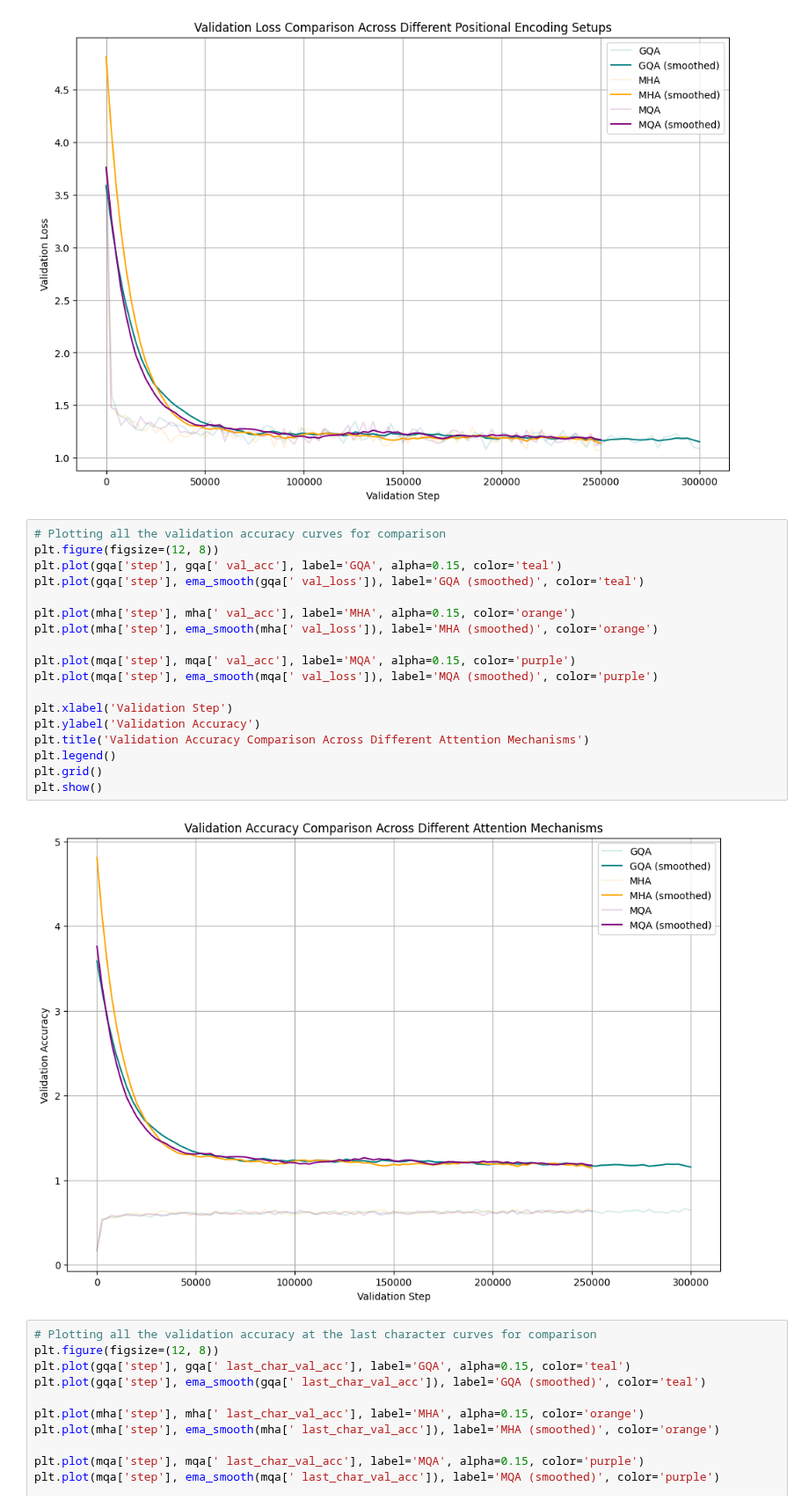
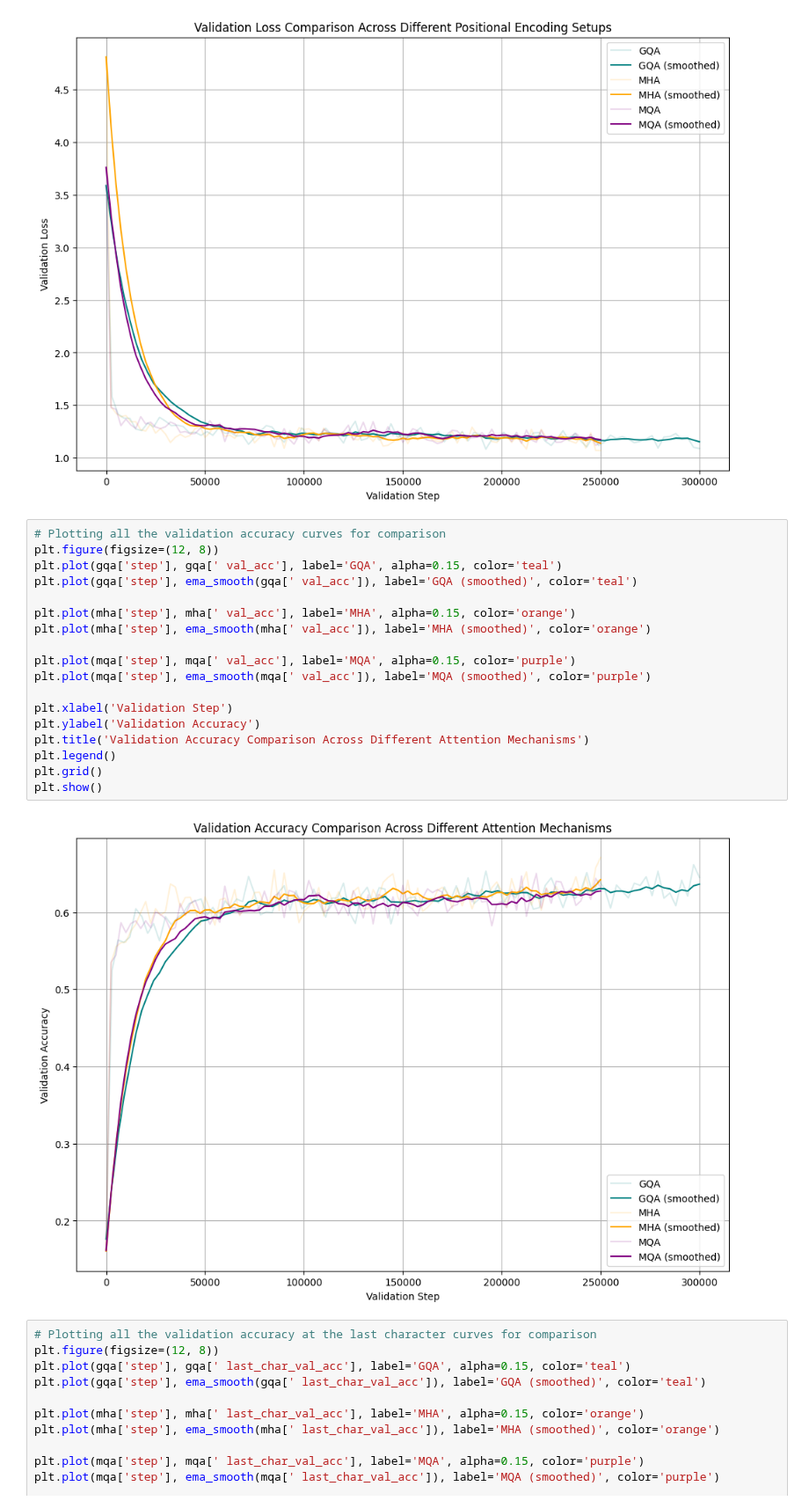
Before and after one commit to robbiechia/character_LLM, a Jupyter notebook: ablations/4.attention_mechanism/results_comparison.ipynb, the cells around one changed output. Shown at 88% size. Saved outputs shown, nothing was run; the diff lists cells and outputs as text.

```diff
--- a/ablations/4.attention_mechanism/results_comparison.ipynb
+++ b/ablations/4.attention_mechanism/results_comparison.ipynb
@@ -39,23 +39,23 @@ plt.show()
 # %%
 # Plotting all the validation accuracy curves for comparison
 plt.figure(figsize=(12, 8))
 plt.plot(gqa['step'], gqa[' val_acc'], label='GQA', alpha=0.15, color='teal')
-plt.plot(gqa['step'], ema_smooth(gqa[' val_loss']), label='GQA (smoothed)', color='teal')
+plt.plot(gqa['step'], ema_smooth(gqa[' val_acc']), label='GQA (smoothed)', color='teal')
 
 plt.plot(mha['step'], mha[' val_acc'], label='MHA', alpha=0.15, color='orange')
-plt.plot(mha['step'], ema_smooth(mha[' val_loss']), label='MHA (smoothed)', color='orange')
+plt.plot(mha['step'], ema_smooth(mha[' val_acc']), label='MHA (smoothed)', color='orange')
 
 plt.plot(mqa['step'], mqa[' val_acc'], label='MQA', alpha=0.15, color='purple')
-plt.plot(mqa['step'], ema_smooth(mqa[' val_loss']), label='MQA (smoothed)', color='purple')
+plt.plot(mqa['step'], ema_smooth(mqa[' val_acc']), label='MQA (smoothed)', color='purple')
 
 plt.xlabel('Validation Step')
 plt.ylabel('Validation Accuracy')
 plt.title('Validation Accuracy Comparison Across Different Attention Mechanisms')
 plt.legend()
 plt.grid()
 plt.show()
 # %% [output]
-[figure, old version]
+[figure, new version]
 # %%
 # Plotting all the validation accuracy at the last character curves for comparison
 plt.figure(figsize=(12, 8))
```
